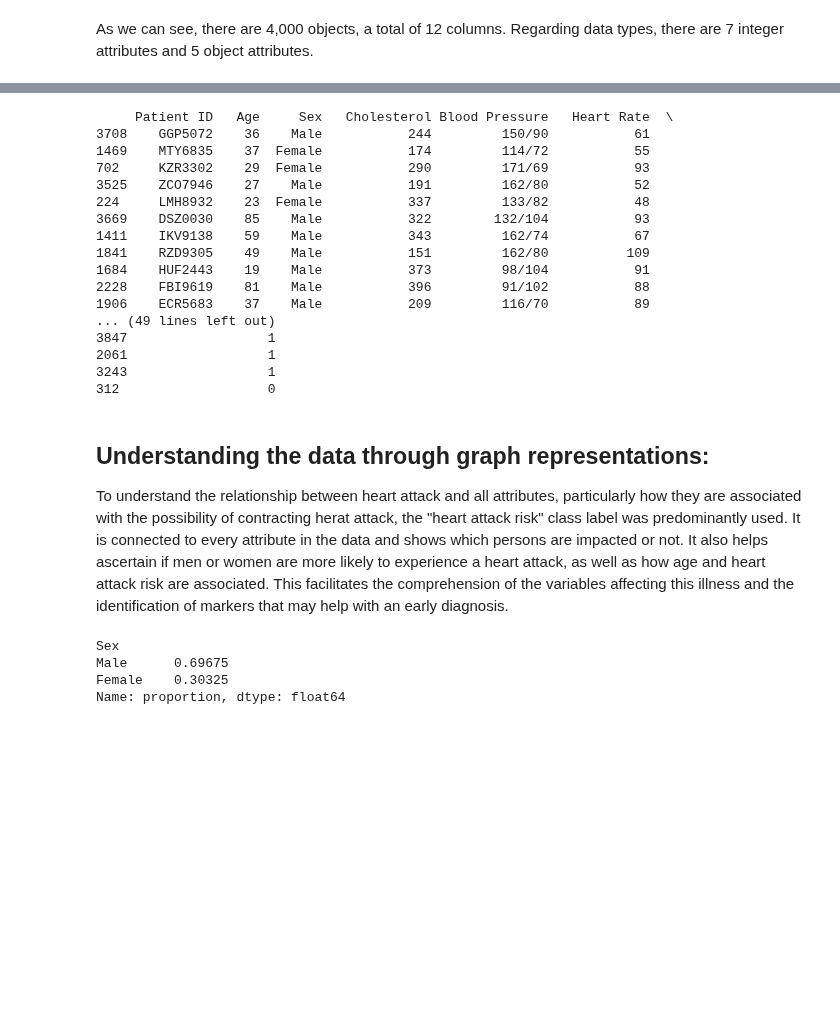
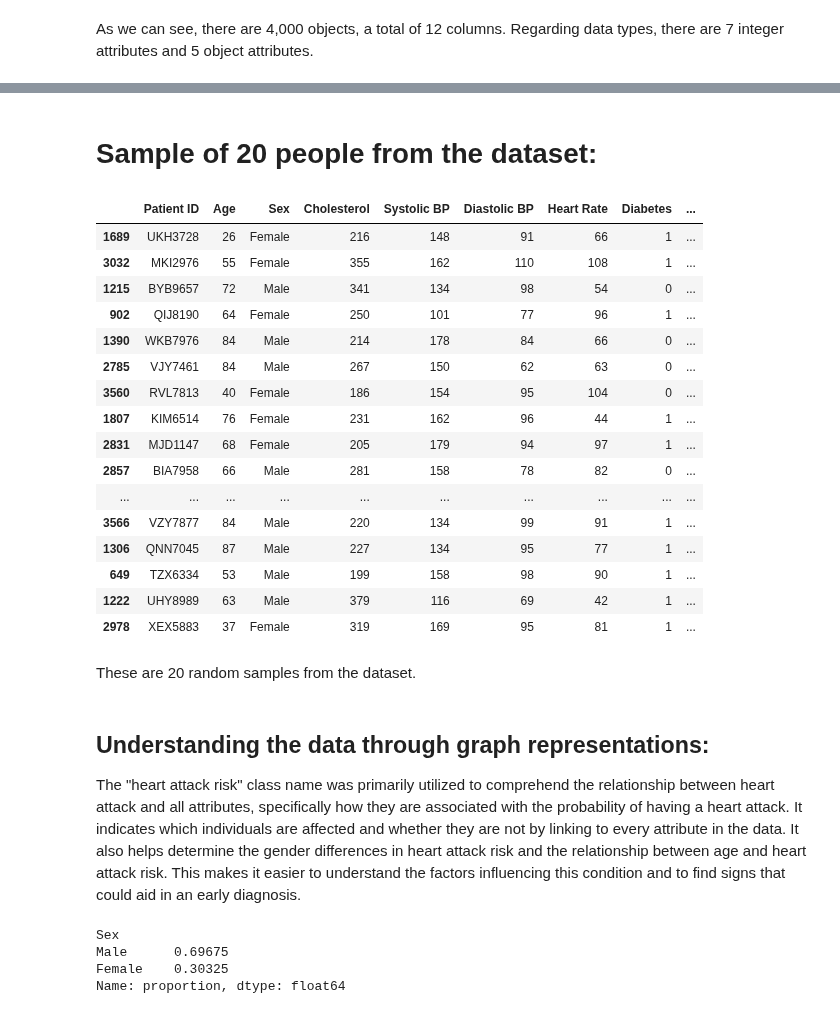
Before and after one commit to FajerAlamro/IT326-Project, a Jupyter notebook: Phase1.ipynb, the cells around one changed output, grey strips where cells are left out. Cells and saved outputs as stored; diff of their text form; code cells hidden in the pictures; blank space fills up the shorter version.

```diff
--- a/Phase1.ipynb
+++ b/Phase1.ipynb
@@ -108,28 +104,32 @@ df.style.set_properties(**{'text-align': 'center'})
+# %% [markdown]
+# Sample of 20 people from the dataset:
 # %%
 sample=df.sample(n=20);
-print(sample);
+sample
 # %% [output]
-     Patient ID   Age     Sex   Cholesterol Blood Pressure   Heart Rate  \
-3708    GGP5072    36    Male           244         150/90           61
-1469    MTY6835    37  Female           174         114/72           55
-702     KZR3302    29  Female           290         171/69           93
-3525    ZCO7946    27    Male           191         162/80           52
-224     LMH8932    23  Female           337         133/82           48
-3669    DSZ0030    85    Male           322        132/104           93
-1411    IKV9138    59    Male           343         162/74           67
-1841    RZD9305    49    Male           151         162/80          109
-1684    HUF2443    19    Male           373         98/104           91
-2228    FBI9619    81    Male           396         91/102           88
-1906    ECR5683    37    Male           209         116/70           89
-... (49 lines left out)
-3847                  1
-2061                  1
-3243                  1
-312                   0
+|  | Patient ID | Age | Sex | Cholesterol | Systolic BP | Diastolic BP | Heart Rate | Diabetes | ... |
+| 1689 | UKH3728 | 26 | Female | 216 | 148 | 91 | 66 | 1 | ... |
+| 3032 | MKI2976 | 55 | Female | 355 | 162 | 110 | 108 | 1 | ... |
+| 1215 | BYB9657 | 72 | Male | 341 | 134 | 98 | 54 | 0 | ... |
+| 902 | QIJ8190 | 64 | Female | 250 | 101 | 77 | 96 | 1 | ... |
+| 1390 | WKB7976 | 84 | Male | 214 | 178 | 84 | 66 | 0 | ... |
+| 2785 | VJY7461 | 84 | Male | 267 | 150 | 62 | 63 | 0 | ... |
+| 3560 | RVL7813 | 40 | Female | 186 | 154 | 95 | 104 | 0 | ... |
+| 1807 | KIM6514 | 76 | Female | 231 | 162 | 96 | 44 | 1 | ... |
+| 2831 | MJD1147 | 68 | Female | 205 | 179 | 94 | 97 | 1 | ... |
+| 2857 | BIA7958 | 66 | Male | 281 | 158 | 78 | 82 | 0 | ... |
+| ... | ... | ... | ... | ... | ... | ... | ... | ... | ... |
+| 3566 | VZY7877 | 84 | Male | 220 | 134 | 99 | 91 | 1 | ... |
+| 1306 | QNN7045 | 87 | Male | 227 | 134 | 95 | 77 | 1 | ... |
+| 649 | TZX6334 | 53 | Male | 199 | 158 | 98 | 90 | 1 | ... |
+| 1222 | UHY8989 | 63 | Male | 379 | 116 | 69 | 42 | 1 | ... |
+| 2978 | XEX5883 | 37 | Female | 319 | 169 | 95 | 81 | 1 | ... |
+# %% [markdown]
+These are 20 random samples from the dataset.
 # %% [markdown]
 Understanding the data through graph representations:
 --
-To understand the relationship between heart attack and all attributes, particularly how they are associated with the possibility of contracting herat attack, the "heart attack risk" class label was predominantly used. It is connected to every attribute in the data and shows which persons are impacted or not. It also helps ascertain if men or women are more likely to experience a heart attack, as well as how age and heart attack risk are associated. This facilitates the comprehension of the variables affecting this illness and the identification of markers that may help with an early diagnosis.
+The "heart attack risk" class name was primarily utilized to comprehend the relationship between heart attack and all attributes, specifically how they are associated with the probability of having a heart attack. It indicates which individuals are affected and whether they are not by linking to every attribute in the data. It also helps determine the gender differences in heart attack risk and the relationship between age and heart attack risk. This makes it easier to understand the factors influencing this condition and to find signs that could aid in an early diagnosis.
 # %%
 data2 = df ['Sex'].value_counts(normalize=True)
 print(data2)
```
Also changed, not shown: parts of 8 cells of this notebook.
